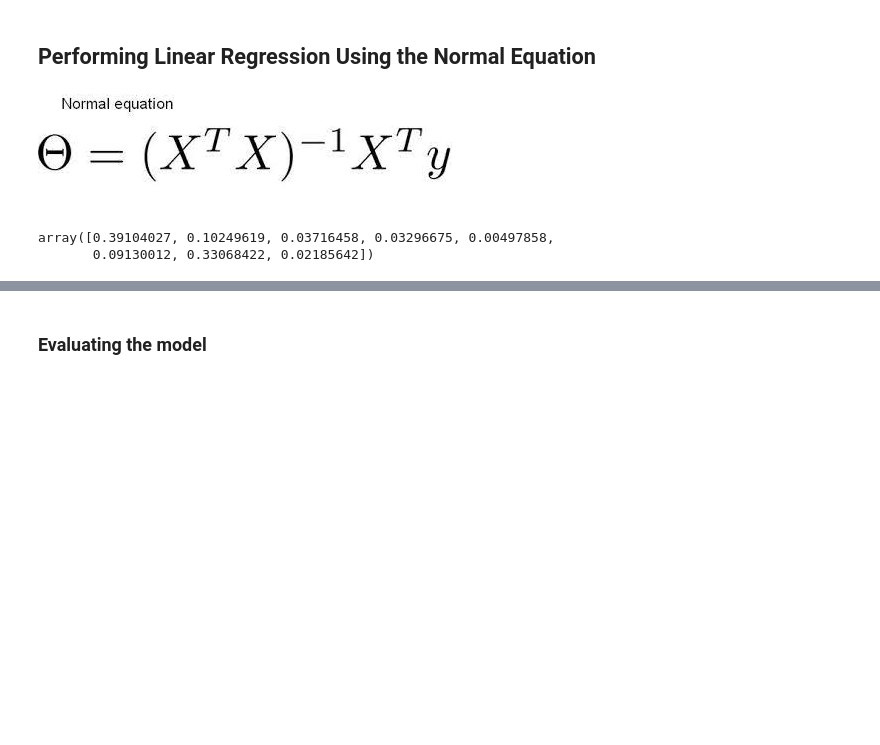
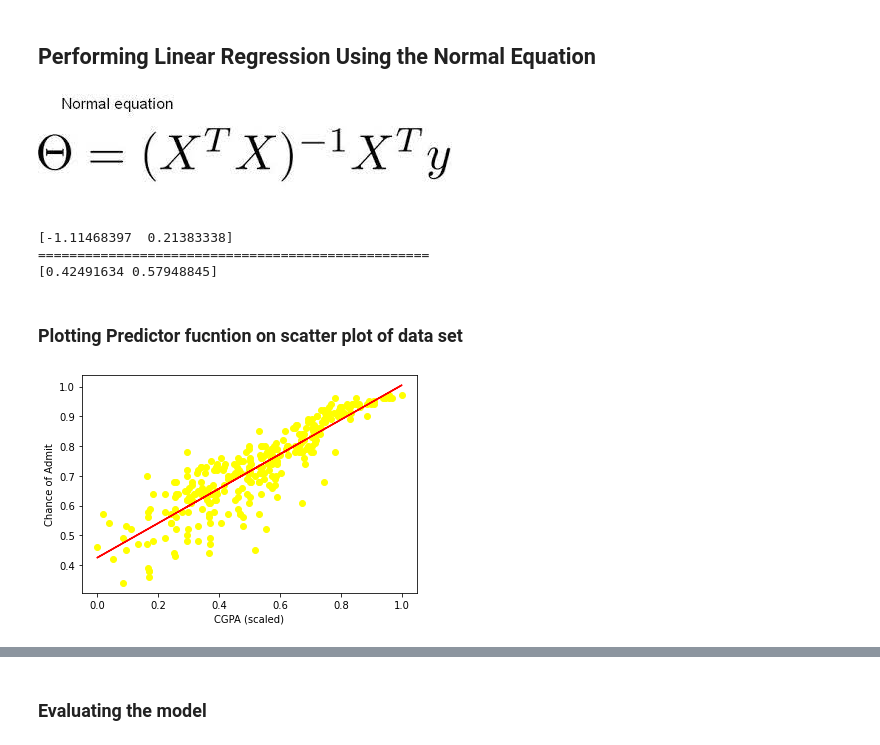
Before and after one commit to daniel-saeedi/SummerSchool-Project1, a Jupyter notebook: AdmissionChancePredictor.ipynb, the cells around one changed output, grey strips where cells are left out. Drawn from its saved outputs; the diff is of its cells as text; code cells hidden in the pictures; blank space fills up the shorter version.

```diff
--- a/AdmissionChancePredictor.ipynb
+++ b/AdmissionChancePredictor.ipynb
@@ -300,8 +300,11 @@ from sklearn.preprocessing import MinMaxScaler
 # %%
 scaler = MinMaxScaler()
 # %%
-X_train = scaler.fit_transform(X_train)
-X_test = scaler.transform(X_test)
+X_train_scaled = pd.DataFrame(scaler.fit_transform(X_train), columns=X_train.columns)
+X_test_scaled = pd.DataFrame(scaler.transform(X_test), columns=X_test.columns)
 
-X_train2 = np.c_[np.ones(X_train.shape[0]), X_train]
-X_test2 = np.c_[np.ones(X_test.shape[0]), X_test]
+X_train_mat = np.c_[np.ones(X_train.shape[0]), X_train['CGPA']]
+X_test_mat = np.c_[np.ones(X_test.shape[0]), X_test['CGPA']]
+
+X_train_mat_scaled = np.c_[np.ones(X_train_scaled.shape[0]), X_train_scaled['CGPA']]
+X_test_mat_scaled = np.c_[np.ones(X_test_scaled.shape[0]), X_test_scaled['CGPA']]
@@ -327,9 +334,36 @@ array([[1.        , 0.42      , 0.22222222, ..., 0.5       , 0.28782288,
 ![NormalEquation.jpg](embedded-picture-1)
 # %%
 from numpy.linalg import inv
-X_train_transpose = np.transpose(X_train2)
-theta = np.matmul(np.matmul(inv(np.matmul(X_train_transpose, X_train2)),X_train_transpose),y_train)
-theta
+
+X_train_transpose = np.transpose(X_train_mat)
+theta = np.matmul(np.matmul(inv(np.matmul(X_train_transpose, X_train_mat)),X_train_transpose),y_train)
+
+X_train_transpose = np.transpose(X_train_mat_scaled)
+theta_scaled = np.matmul(np.matmul(inv(np.matmul(X_train_transpose, X_train_mat_scaled)),X_train_transpose),y_train)
+
+# with non scaled train set
+print(theta)
+print('='*50)
+# with scaled train set
+print(theta_scaled)
 # %% [output]
-array([0.39104027, 0.10249619, 0.03716458, 0.03296675, 0.00497858,
-       0.09130012, 0.33068422, 0.02185642])
+[-1.11468397  0.21383338]
+==================================================
+[0.42491634 0.57948845]
+# %% [markdown]
+### Plotting Predictor fucntion on scatter plot of data set
+# %%
+def predict(theta, data):
+  return np.matmul(data,theta)
+# %%
+# scatter plot of training set
+plt.scatter(X_train_scaled['CGPA'], y_train,c='yellow')
+
+# predictor function (a line)
+plt.plot(X_train_scaled['CGPA'], predict(theta_scaled, X_train_mat_scaled), c='r')
+
+plt.xlabel('CGPA (scaled)')
+plt.ylabel('Chance of Admit')
+plt.show()
+# %% [output]
+[figure, added]
```
Also changed, not shown: parts of 24 cells of this notebook.
